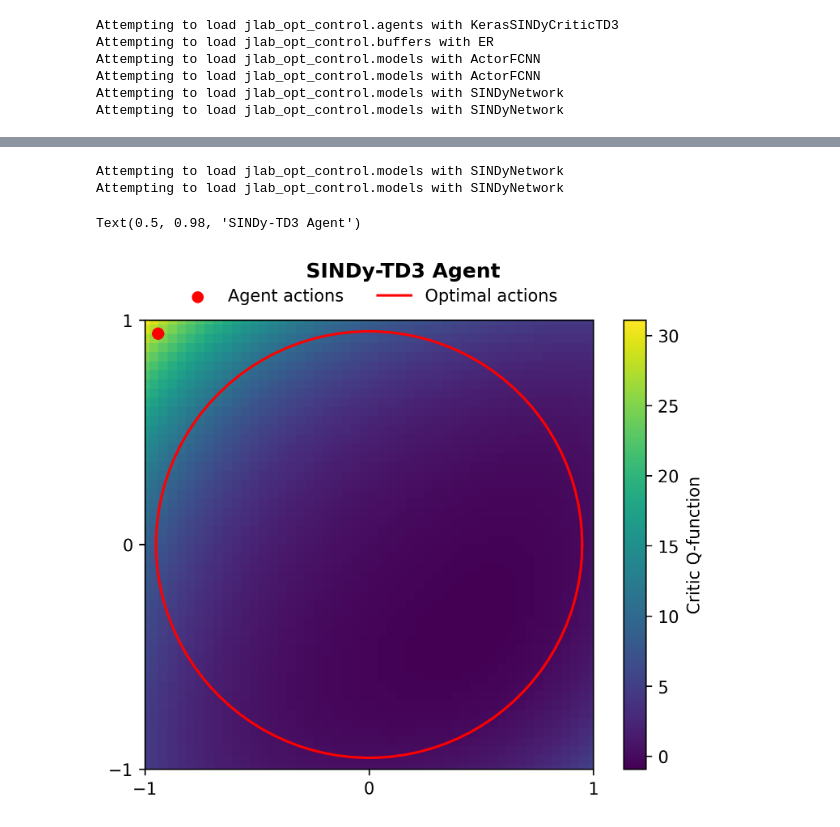
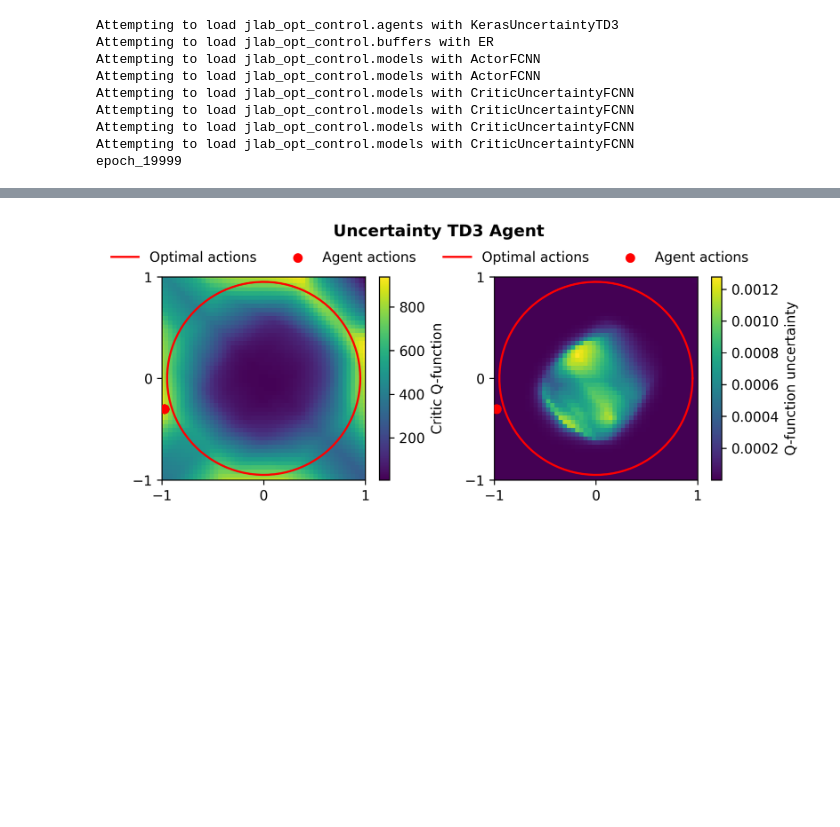
Before and after one commit to JeffersonLab/SciOptControlToolkit, a Jupyter notebook: jlab_opt_control/drivers/ExamineCirclePolicy.ipynb, the cells around one changed output, grey strips where cells are left out. Saved outputs shown, nothing was run; the diff lists cells and outputs as text; code cells hidden in the pictures; blank space fills up the shorter version.

Commit message:
Visualization scripts

```diff
--- a/jlab_opt_control/drivers/ExamineCirclePolicy.ipynb
+++ b/jlab_opt_control/drivers/ExamineCirclePolicy.ipynb
@@ -194,15 +179,15 @@ R2 score is 0.929
 # %%
 import os
+import glob
 import jlab_opt_control.agents as agents
 
-logging.getLogger("Agent Registry").setLevel(logging.INFO)
-logging.getLogger("TD3-Agent").setLevel(logging.INFO)
+logging.getLogger("Agent Registry").setLevel(logging.WARNING)
+logging.getLogger("TD3-Agent").setLevel(logging.WARNING)
 
 # Agent
-agent_id = 'KerasSINDyCriticTD3-v0'
-logdir = './results/Circle/index0_agent_KerasSINDyCriticTD3-v0_env_DnC2s-Circle2D-Stateless-v0_date_20240531-110005'
+agent_id = 'KerasUncertaintyTD3-v0'
+logdir = glob.glob(f'./results/Circle/*{agent_id}*')[0]
 
-os.makedirs(logdir, exist_ok=True)
 buffer_type = 'ER-v0'
 buffer_size = None
 
@@ -214,7 +199,9 @@ agent = agents.make(
     buffer_size=buffer_size,
 )
 
-agent.model_load_path = f'{logdir}/models/epoch_9999/'
+checkpoints = sorted(glob.glob(f'{logdir}/models/epoch_*'))
+agent.model_load_path = checkpoints[-1]
+print(os.path.basename(agent.model_load_path))
 agent.load()
 
 x = np.linspace(env.action_space.low[0], env.action_space.high[0])
@@ -225,27 +212,38 @@ actions = np.stack([X, Y]).reshape(2, -1).T
 states = np.zeros_like(actions)
 
 states_actions = tf.keras.layers.Concatenate(axis=1)([states, actions])
-lib_batch = agent.library(states_actions)
-critic_values = agent.critic_model1(lib_batch).numpy()
 actor_values = agent.actor_model(states, training=False)
 
 # Plot action distribution
 import matplotlib.pyplot as plt
-fig, ax = plt.subplots(1, 1, dpi=300)
-im = ax.pcolormesh(X, Y, critic_values.reshape(X.shape), cmap='viridis')
-ax.scatter(actor_values[:, 0], actor_values[:, 1], color='red',
-           label='Agent actions', zorder=10)
+fig, ax = plt.subplots(1, 2, dpi=300, figsize=(8, 3))
 
-t = np.linspace(0, 2*np.pi, 100)
-ax.plot(0.95*np.cos(t), 0.95*np.sin(t), color='red',
-        label='Optimal actions')
+critic_values, critic_logvar = agent.critic_model1(states, actions)
+critic_values = critic_values.numpy().reshape(X.shape)
+critic_logvar = critic_logvar.numpy().reshape(X.shape)
 
-ax.set(xlim=[-1, 1], ylim=[-1, 1],
-       xticks=[-1, 0, 1], yticks=[-1, 0, 1],
-       aspect='equal')
-plt.colorbar(im, ax=ax, label='Critic Q-function')
-ax.legend(loc='lower center', bbox_to_anchor=[0.5, 1],
-          ncol=2, framealpha=0)
+im = ax[0].pcolormesh(X, Y, critic_values,
+                      alpha=1-np.exp(critic_logvar),
+                      cmap='viridis')#, vmin=-10, vmax=0)
+plt.colorbar(im, ax=ax[0], label='Critic Q-function')
 
-fig.suptitle('SINDy-TD3 Agent', fontweight='bold')
+im = ax[1].pcolormesh(X, Y, np.exp(critic_logvar),
+                      cmap='viridis')#, vmin=-10, vmax=0)
+plt.colorbar(im, ax=ax[1], label='Q-function uncertainty')
+
+for a in ax:
+        t = np.linspace(0, 2*np.pi, 100)
+        a.plot(0.95*np.cos(t), 0.95*np.sin(t), color='red',
+                label='Optimal actions')
+        a.scatter(actor_values[:, 0], actor_values[:, 1], color='red',
+                label='Agent actions', zorder=10)
+
+        a.set(xlim=[-1, 1], ylim=[-1, 1],
+                xticks=[-1, 0, 1], yticks=[-1, 0, 1],
+                aspect='equal')
+        a.legend(loc='lower center', bbox_to_anchor=[0.5, 1],
+                ncol=2, framealpha=0)
+
+fig.subplots_adjust(top=0.8)
+fig.suptitle('Uncertainty-Guided TD3 Agent', fontweight='bold')
 # %% [output]
@@ -266,6 +261,9 @@ fig.suptitle('SINDy-TD3 Agent', fontweight='bold')
-Attempting to load jlab_opt_control.agents with KerasSINDyCriticTD3
+Attempting to load jlab_opt_control.agents with KerasUncertaintyTD3
 Attempting to load jlab_opt_control.buffers with ER
 Attempting to load jlab_opt_control.models with ActorFCNN
 Attempting to load jlab_opt_control.models with ActorFCNN
-Attempting to load jlab_opt_control.models with SINDyNetwork
-Attempting to load jlab_opt_control.models with SINDyNetwork
+Attempting to load jlab_opt_control.models with CriticUncertaintyFCNN
+Attempting to load jlab_opt_control.models with CriticUncertaintyFCNN
+Attempting to load jlab_opt_control.models with CriticUncertaintyFCNN
+Attempting to load jlab_opt_control.models with CriticUncertaintyFCNN
+epoch_19999
@@ -276,7 +271,4 @@ Attempting to load jlab_opt_control.models with SINDyNetwork
-Attempting to load jlab_opt_control.models with SINDyNetwork
-Attempting to load jlab_opt_control.models with SINDyNetwork
-Text(0.5, 0.98, 'SINDy-TD3 Agent')
-[figure, old version]
+[figure, new version]
 # %%
 import os
 import glob
```
Also changed, not shown: parts of 8 cells of this notebook, 1 other file.
